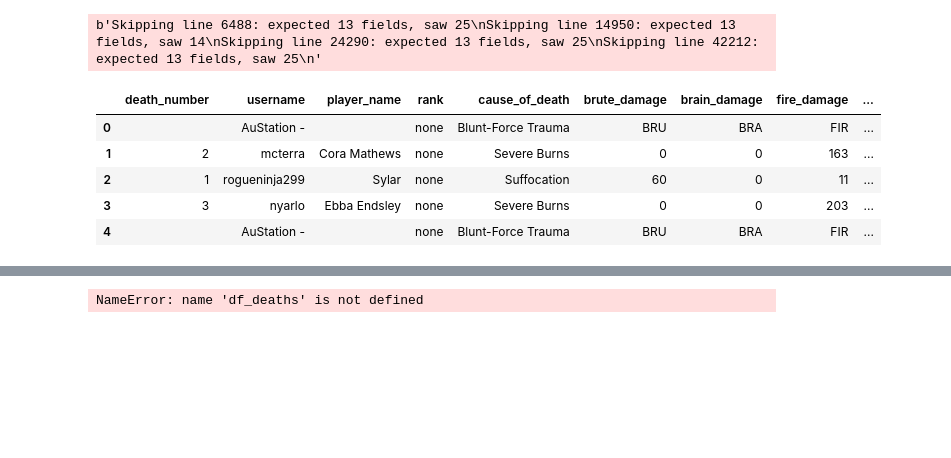
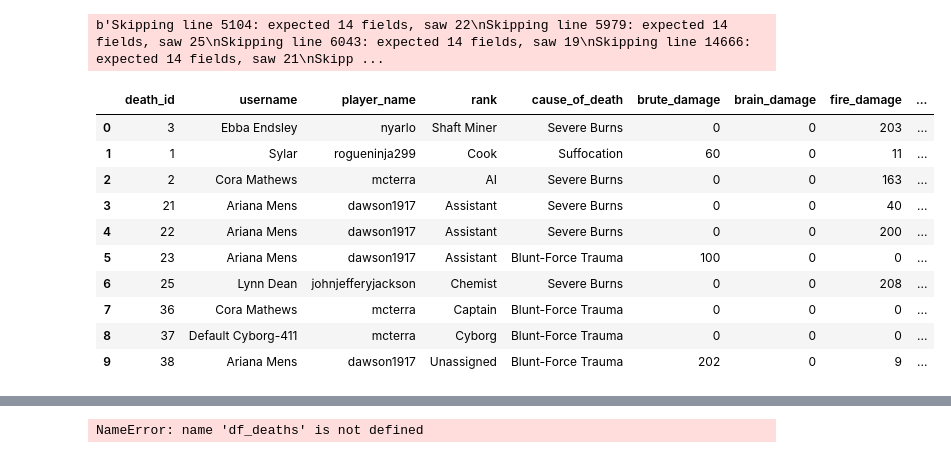
Before and after one commit to adenking/austation-scraper, a Jupyter notebook: Processing.ipynb, the cells around one changed output, grey strips where cells are left out. Cells and saved outputs as stored; diff of their text form; code cells hidden in the pictures; blank space fills up the shorter version.

```diff
--- a/Processing.ipynb
+++ b/Processing.ipynb
@@ -6,15 +6,20 @@ import seaborn as sns
 sns.set(style="white")
 # %%
 df_deaths = pd.read_csv('deaths.csv', error_bad_lines=False)
-df_deaths.head()
+df_deaths.head(10)
 # %% [output]
-b'Skipping line 6488: expected 13 fields, saw 25\nSkipping line 14950: expected 13 fields, saw 14\nSkipping line 24290: expected 13 fields, saw 25\nSkipping line 42212: expected 13 fields, saw 25\n'
+b'Skipping line 5104: expected 14 fields, saw 22\nSkipping line 5979: expected 14 fields, saw 25\nSkipping line 6043: expected 14 fields, saw 19\nSkipping line 14666: expected 14 fields, saw 21\nSkipp ...
-|  | death_number | username | player_name | rank | cause_of_death | brute_damage | brain_damage | fire_damage | ... |
-| 0 |  | AuStation - |  | none | Blunt-Force Trauma | BRU | BRA | FIR | ... |
-| 1 | 2 | mcterra | Cora Mathews | none | Severe Burns | 0 | 0 | 163 | ... |
-| 2 | 1 | rogueninja299 | Sylar | none | Suffocation | 60 | 0 | 11 | ... |
-| 3 | 3 | nyarlo | Ebba Endsley | none | Severe Burns | 0 | 0 | 203 | ... |
-| 4 |  | AuStation - |  | none | Blunt-Force Trauma | BRU | BRA | FIR | ... |
+|  | death_id | username | player_name | rank | cause_of_death | brute_damage | brain_damage | fire_damage | ... |
+| 0 | 3 | Ebba Endsley | nyarlo | Shaft Miner | Severe Burns | 0 | 0 | 203 | ... |
+| 1 | 1 | Sylar | rogueninja299 | Cook | Suffocation | 60 | 0 | 11 | ... |
+| 2 | 2 | Cora Mathews | mcterra | AI | Severe Burns | 0 | 0 | 163 | ... |
+| 3 | 21 | Ariana Mens | dawson1917 | Assistant | Severe Burns | 0 | 0 | 40 | ... |
+| 4 | 22 | Ariana Mens | dawson1917 | Assistant | Severe Burns | 0 | 0 | 200 | ... |
+| 5 | 23 | Ariana Mens | dawson1917 | Assistant | Blunt-Force Trauma | 100 | 0 | 0 | ... |
+| 6 | 25 | Lynn Dean | johnjefferyjackson | Chemist | Severe Burns | 0 | 0 | 208 | ... |
+| 7 | 36 | Cora Mathews | mcterra | Captain | Blunt-Force Trauma | 0 | 0 | 0 | ... |
+| 8 | 37 | Default Cyborg-411 | mcterra | Cyborg | Blunt-Force Trauma | 0 | 0 | 0 | ... |
+| 9 | 38 | Ariana Mens | dawson1917 | Unassigned | Blunt-Force Trauma | 202 | 0 | 9 | ... |
 # %%
 msno.matrix(df_deaths)
 # %% [output]
```
Also changed, not shown: parts of 10 cells of this notebook, 2 other files.
